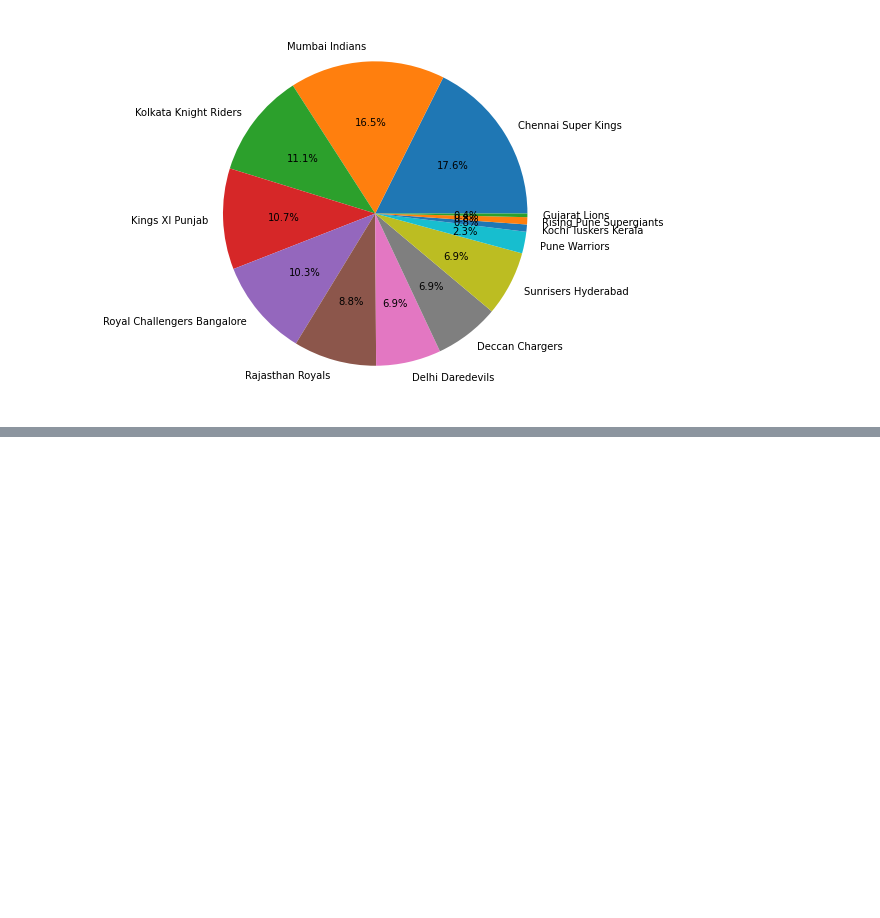
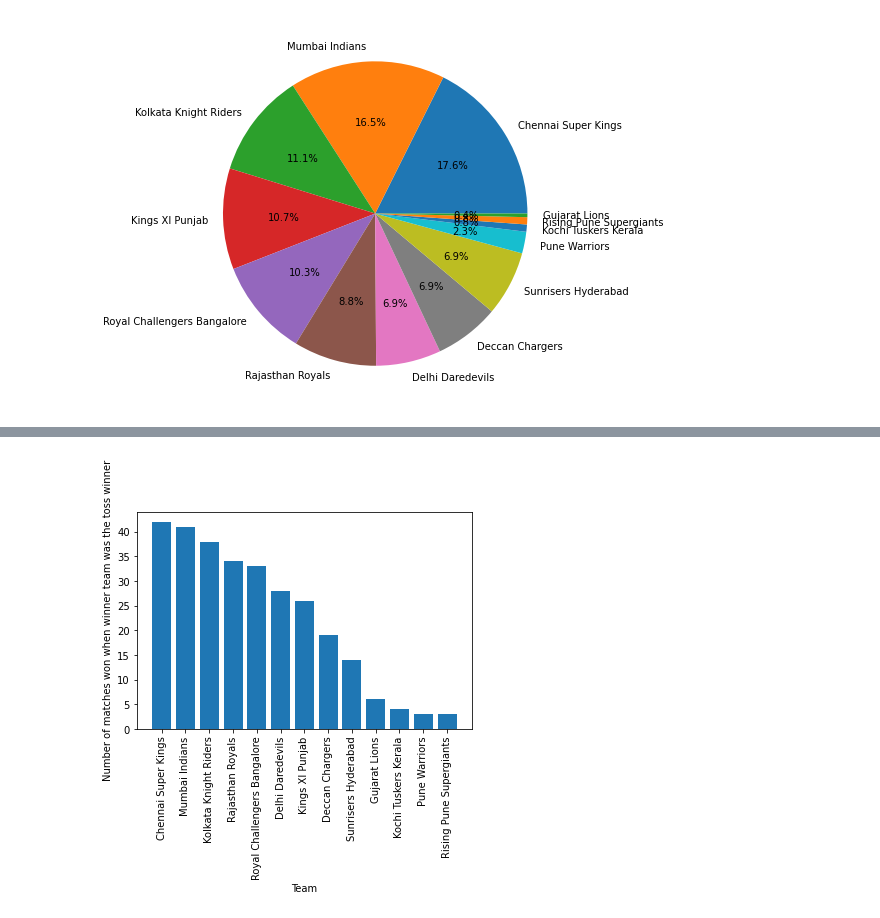
Before and after one commit to Newtanmukh/Python-projects, a Jupyter notebook: IPL Data Analysis/IPL Data Analysis.ipynb, the cells around one changed output, grey strips where cells are left out. Cells and saved outputs as stored; diff of their text form; code cells hidden in the pictures; blank space fills up the shorter version.

```diff
--- a/IPL Data Analysis/IPL Data Analysis.ipynb
+++ b/IPL Data Analysis/IPL Data Analysis.ipynb
@@ -167,0 +283,9 @@ plt.show()
+# %%
+x=ipl[ipl['winner']==ipl['toss_winner']]['winner'].value_counts()
+plt.xlabel("Team")
+plt.ylabel("Number of matches won when winner team was the toss winner")
+plt.xticks(rotation='vertical')
+plt.bar(list(x.keys()),list(x))
+plt.show()
+# %% [output]
+[figure, added]
```
Also changed, not shown: parts of 20 cells of this notebook.
